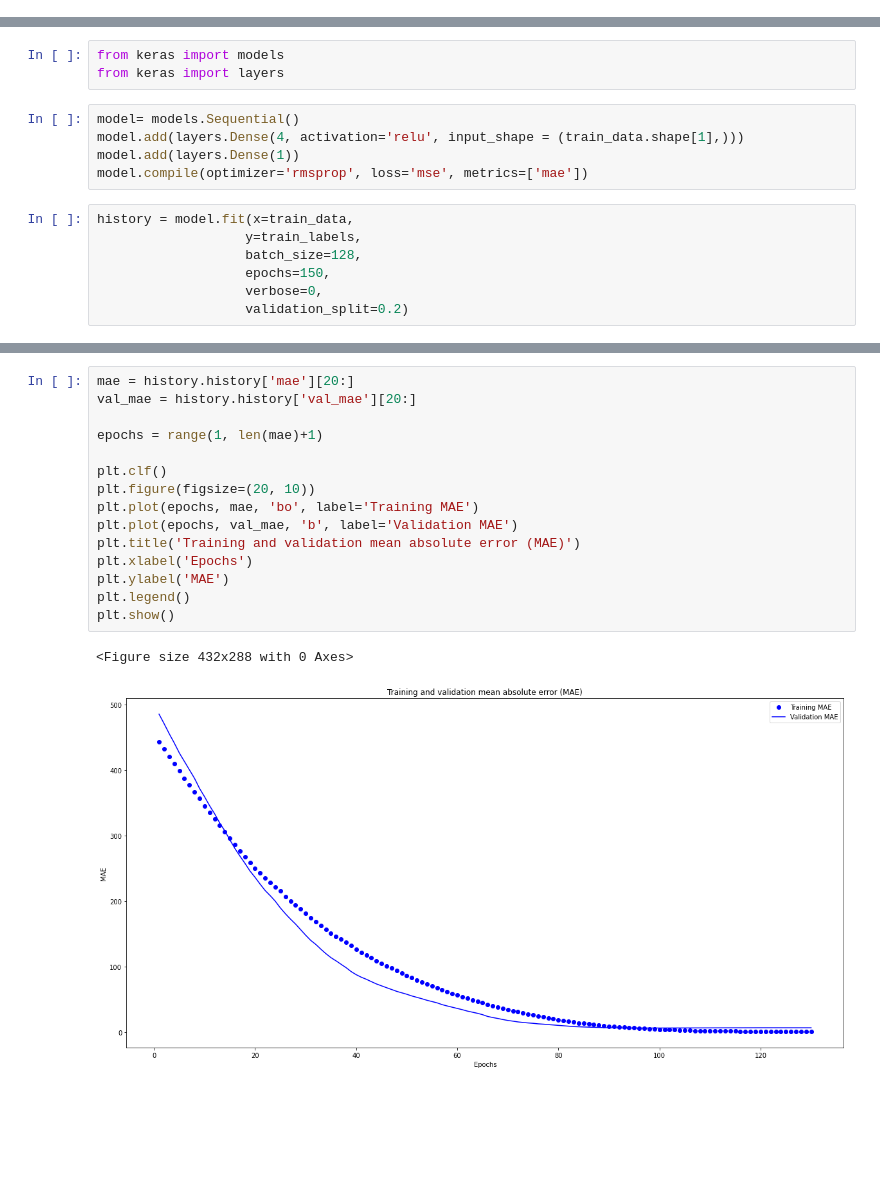
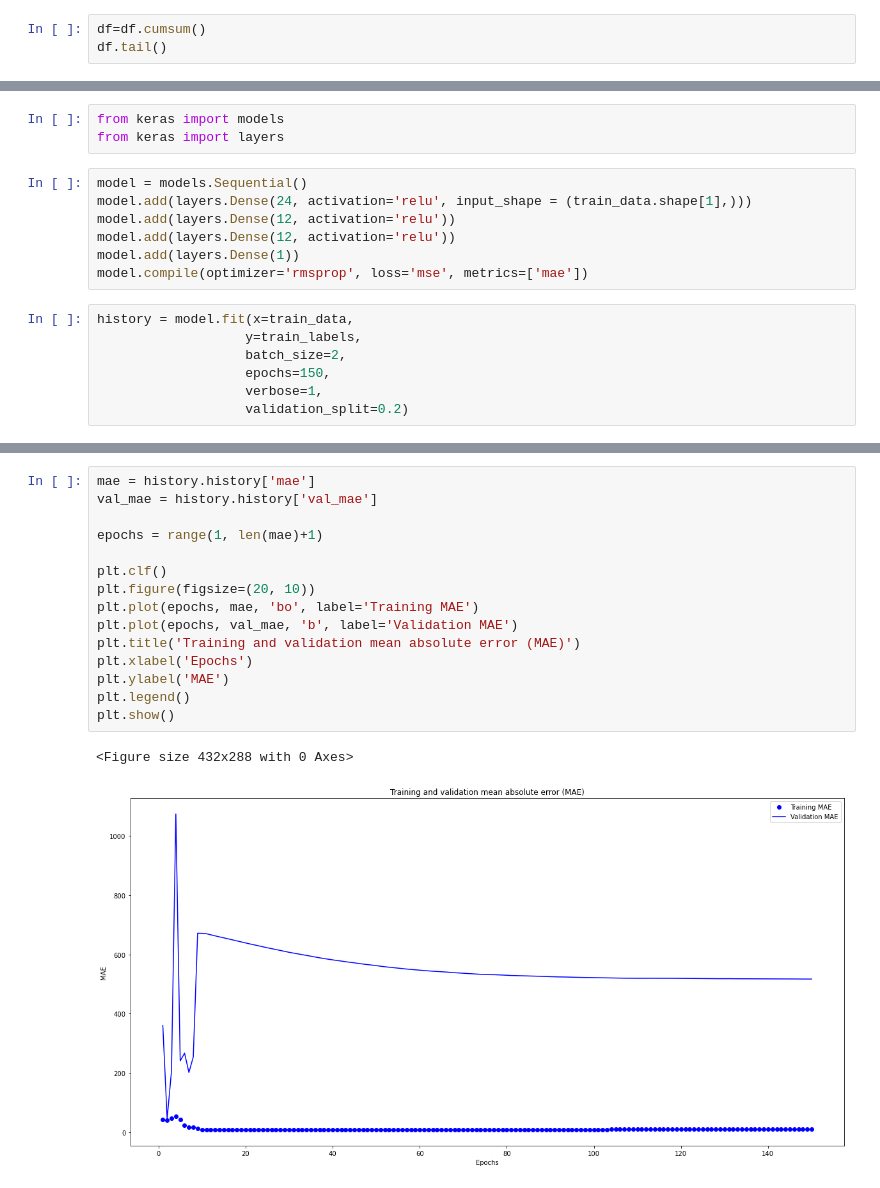
Before and after one commit to New-AutoMotive/BN_vehicle_data_experiments, a Jupyter notebook: 1.7) Estimating location.ipynb, the cells around one changed output, grey strips where cells are left out. Drawn from its saved outputs; the diff is of its cells as text; blank space fills up the shorter version.

```diff
--- a/1.7) Estimating location.ipynb
+++ b/1.7) Estimating location.ipynb
@@ -214,3 +227,6 @@ df.head()
 df.drop(columns = ['diesel_c', 'hybrid_c', 'petrol_c'], inplace=True)
 # %%
 df.fillna(0, inplace=True)
+# %%
+df=df.cumsum()
+df.tail()
@@ -240,14 +264,16 @@ train_data.shape
 from keras import models
 from keras import layers
 # %%
-model= models.Sequential()
-model.add(layers.Dense(4, activation='relu', input_shape = (train_data.shape[1],)))
+model = models.Sequential()
+model.add(layers.Dense(24, activation='relu', input_shape = (train_data.shape[1],)))
+model.add(layers.Dense(12, activation='relu'))
+model.add(layers.Dense(12, activation='relu'))
 model.add(layers.Dense(1))
 model.compile(optimizer='rmsprop', loss='mse', metrics=['mae'])
 # %%
 history = model.fit(x=train_data,
                    y=train_labels,
-                   batch_size=128,
+                   batch_size=2,
                    epochs=150,
-                   verbose=0,
+                   verbose=1,
                    validation_split=0.2)
@@ -272,21 +316,21 @@ plt.show()
 # %%
-mae = history.history['mae'][20:]
-val_mae = history.history['val_mae'][20:]
+mae = history.history['mae']
+val_mae = history.history['val_mae']
 
 epochs = range(1, len(mae)+1)
 
 plt.clf()
 plt.figure(figsize=(20, 10))
 plt.plot(epochs, mae, 'bo', label='Training MAE')
 plt.plot(epochs, val_mae, 'b', label='Validation MAE')
 plt.title('Training and validation mean absolute error (MAE)')
 plt.xlabel('Epochs')
 plt.ylabel('MAE')
 plt.legend()
 plt.show()
 # %% [output]
 <Figure size 432x288 with 0 Axes>
-[figure, old version]
+[figure, new version]
 # %%
 test_mae, test_loss = model.evaluate(test_data, test_labels)
 # %% [output]
```
Also changed, not shown: parts of 26 cells of this notebook.
